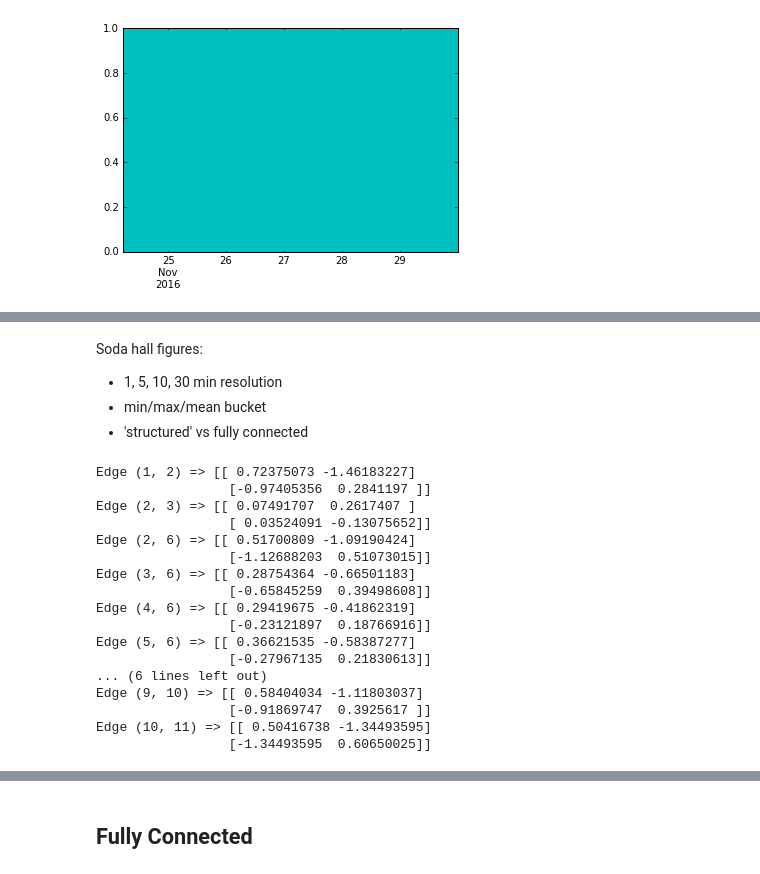
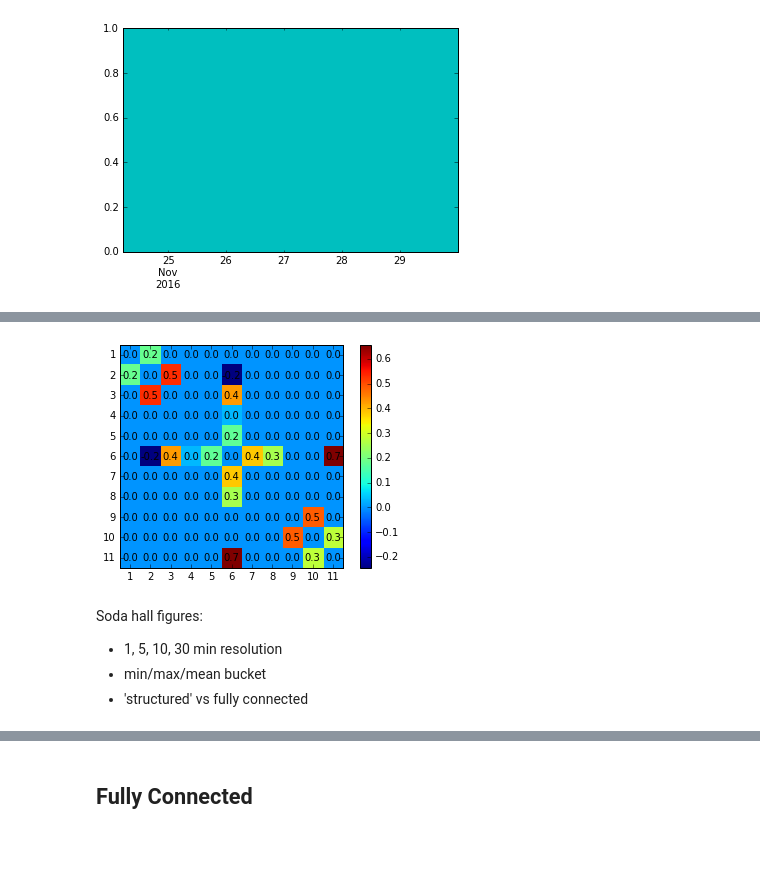
Before and after one commit to gtfierro/cs281project, a Jupyter notebook: Soda Data process.ipynb, the cells around one changed output, grey strips where cells are left out. Cells and saved outputs as stored; diff of their text form; code cells hidden in the pictures; blank space fills up the shorter version.

```diff
--- a/Soda Data process.ipynb
+++ b/Soda Data process.ipynb
@@ -193,3 +240,47 @@ def dump(edges, theta):
+# %%
+# grab entries from the thetas
+def get_entries(bucket, sample, edges, nodes, coord):
+    rows = [[] for n in nodes]
+    filefmt = 'soda_amplab_{0}_{1}_theta'.format(bucket, sample)
+    theta = np.loadtxt(filefmt, skiprows=5)
+    num_edges = len(theta) / 4
+    theta = theta.reshape(num_edges,2,2)
+    for rownode in nodes:
+        for colnode in nodes:
+            e1 = (rownode, colnode)
+            e2 = (colnode, rownode)
+            e = None
+            if e1 in edges:
+                e = e1
+            elif e2 in edges:
+                e = e2
+            else:
+                rows[rownode-1].append(0)
+                continue
+            tt = theta[edges.index(e)]
+            rows[rownode-1].append(tt[coord])
+    rows = np.array(rows)
+
+    fig = plt.figure()
+    plt.clf()
+    ax = fig.add_subplot(111)
+    ax.set_aspect(1)
+    res = ax.imshow(np.array(rows), cmap=plt.cm.jet,
+                    interpolation='nearest')
+
+    width, height = rows.shape
+
+    for x in xrange(width):
+        for y in xrange(height):
+            ax.annotate('{:.1f}'.format(rows[x][y]), xy=(y, x),
+                        horizontalalignment='center',
+                        verticalalignment='center')
+    b = fig.colorbar(res)
+    plt.xticks(range(width), nodes[:width])
+    plt.yticks(range(height), nodes[:height])
+get_entries('30min','min', physical_edges, range(1,12), (1,1))
+# %% [output]
+[figure, added]
 # %% [markdown]
 Soda hall figures:
 
@@ -202,26 +293,8 @@ Soda hall figures:
 theta = np.loadtxt('soda_amplab_10min_mean_theta',skiprows=5)
 num_edges = len(theta) / 4
 theta = theta.reshape(num_edges,2,2)
-dump(edges, theta)
+#dump(edges, theta)
 # TODO: networkx code to visualizeeeeee
-# %% [output]
-Edge (1, 2) => [[ 0.72375073 -1.46183227]
-                 [-0.97405356  0.2841197 ]]
-Edge (2, 3) => [[ 0.07491707  0.2617407 ]
-                 [ 0.03524091 -0.13075652]]
-Edge (2, 6) => [[ 0.51700809 -1.09190424]
-                 [-1.12688203  0.51073015]]
-Edge (3, 6) => [[ 0.28754364 -0.66501183]
-                 [-0.65845259  0.39498608]]
-Edge (4, 6) => [[ 0.29419675 -0.41862319]
-                 [-0.23121897  0.18766916]]
-Edge (5, 6) => [[ 0.36621535 -0.58387277]
-                 [-0.27967135  0.21830613]]
-... (6 lines left out)
-Edge (9, 10) => [[ 0.58404034 -1.11803037]
-                 [-0.91869747  0.3925617 ]]
-Edge (10, 11) => [[ 0.50416738 -1.34493595]
-                 [-1.34493595  0.60650025]]
 # %%
 # loglikelihood = -10319
 theta = np.loadtxt('soda_amplab_5min_mean_theta',skiprows=5)
```
Also changed, not shown: parts of 22 cells of this notebook.
